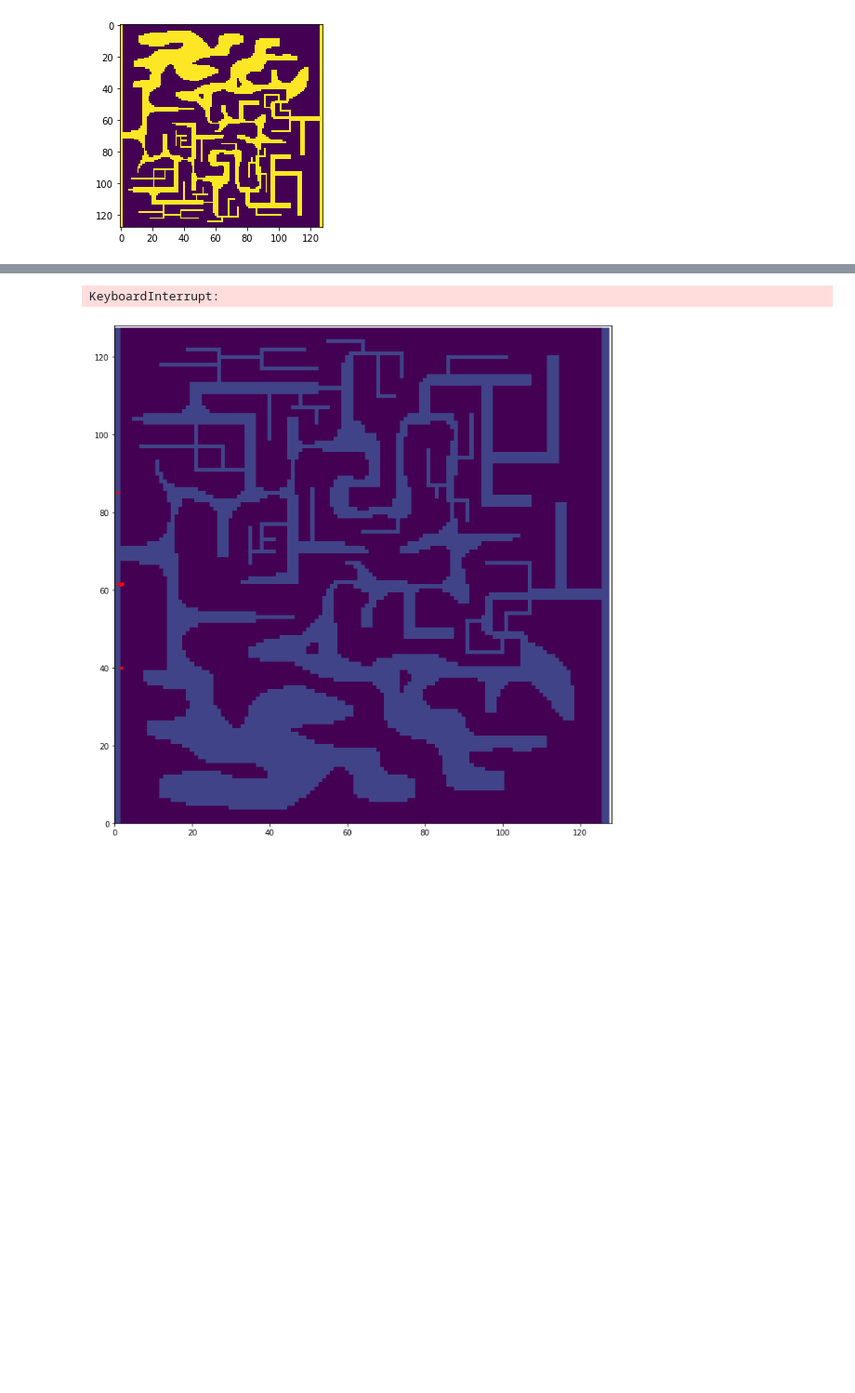
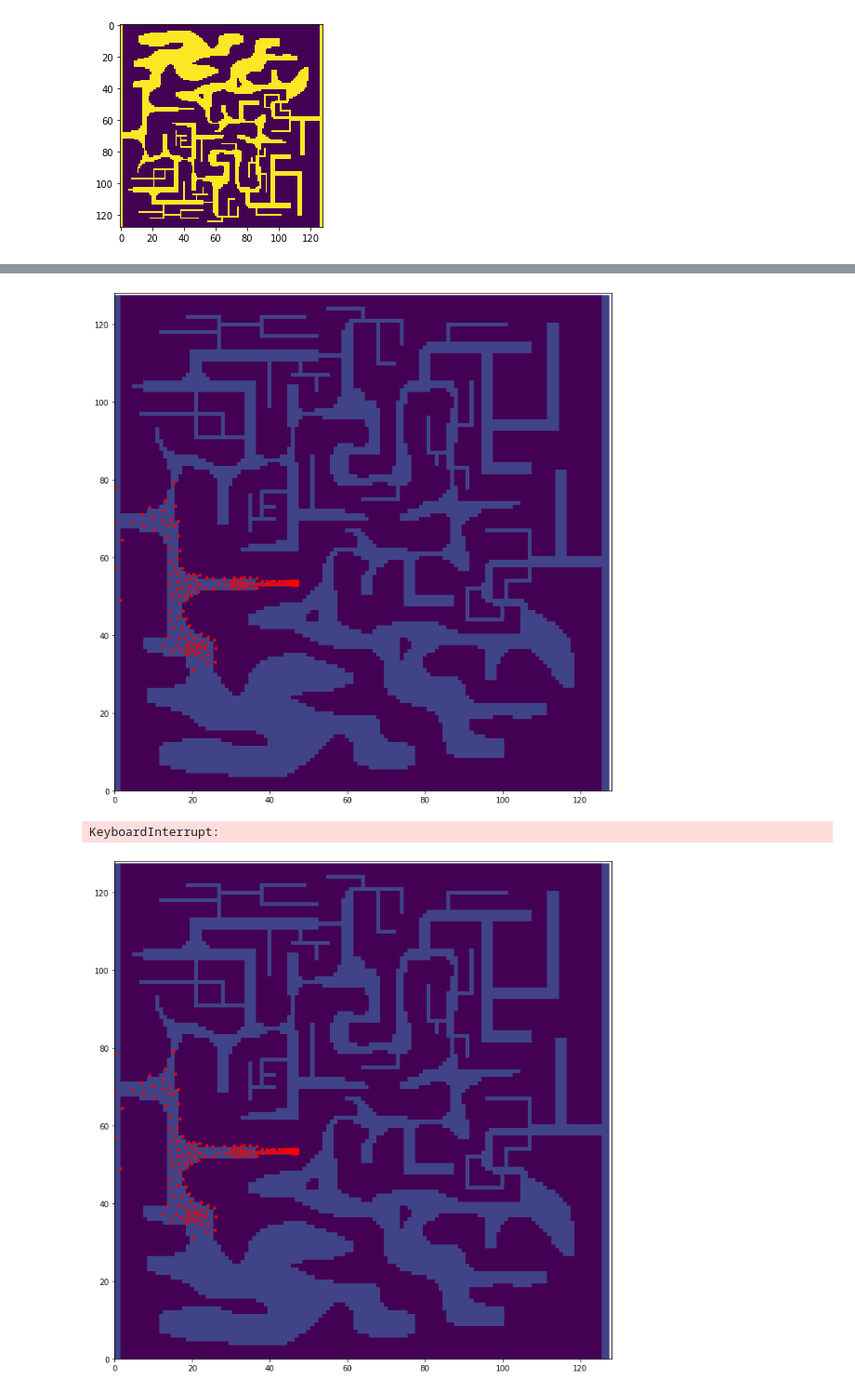
Before and after one commit to ngutten/StreamNotebooks, a Jupyter notebook: novelty_search/NoveltySearch.ipynb, the cells around one changed output, grey strips where cells are left out. Shown at 93% size. Cells and saved outputs as stored; diff of their text form; code cells hidden in the pictures; blank space fills up the shorter version.

```diff
--- a/novelty_search/NoveltySearch.ipynb
+++ b/novelty_search/NoveltySearch.ipynb
@@ -180,8 +225,11 @@ population = [np.array([64,0]) for i in range(16)]
+# %%
+population = [np.array([64,0]) for i in range(256)]
 # %%
 for step in range(1000):
     zs = np.array([s for s in population])
-    dist = np.mean((zs[np.newaxis,:,:]-zs[:,np.newaxis,:])**2, axis=2)
+    dist = np.sqrt(np.sum((zs[np.newaxis,:,:]-zs[:,np.newaxis,:])**2, axis=2))
     dist = dist + 1e9 * np.eye(dist.shape[0], dist.shape[1])
+    fits = np.array([fitness(p) for p in population])
 
     mindist = np.min(dist, axis=0)
     rank = np.zeros(mindist.shape[0])
@@ -195,37 +243,45 @@ for step in range(1000):
 
     for i in range(N):
         p = mutate2(population[np.random.choice(np.arange(rank.shape[0]), p=rank)].copy())
-        if fitness(p)>=0:
-            pdist = np.mean((p[np.newaxis,np.newaxis,:]-zs[:,np.newaxis,:])**2,axis=2)
+        f = fitness(p)
+        if f>=0:
+            pdist = np.sqrt(np.sum((p[np.newaxis,np.newaxis,:]-zs[:,np.newaxis,:])**2,axis=2))
 
             j = np.random.randint(len(population))
             sp1 = np.arange(len(population))
             sp2 = sp1.copy()
             sp2[j] = len(population)
 
             tdist = np.concatenate([dist, pdist], axis=1)
             pdist = pdist.transpose(1,0)
             pdist = np.concatenate([pdist, np.array([[1e9]])], axis=1)
             tdist = np.concatenate([tdist, pdist], axis=0)
 
             min1 = np.min(tdist[sp1[np.newaxis,:], sp1[:,np.newaxis]],axis=0).mean()
             min2 = np.min(tdist[sp2[np.newaxis,:], sp2[:,np.newaxis]],axis=0).mean()
 
+            min1 += 0.1*diminishingMean(fits)
+            fits2 = copy.deepcopy(fits)
+            fits2[j] = f
+            min2 += 0.1*diminishingMean(fits2)
+
             if min2>min1:
                 population[j] = p
                 dist = tdist[sp2[np.newaxis,:], sp2[:,np.newaxis]]
+                fits = fits2
            # population.append(p)
 
     if step%10 == 0:
         plt.clf()
         plt.imshow(maze, vmin=0,vmax=5)
         plt.scatter(np.array(population)[:,1], np.array(population)[:,0], c='r', s=10)
         plt.xlim(0,128)
         plt.ylim(0,128)
         plt.gcf().set_size_inches((12,12))
         display.clear_output(wait=True)
         display.display(plt.gcf())
         time.sleep(0.01)
 # %% [output]
+[figure, new version]
 KeyboardInterrupt:
-[figure, old version]
+[figure, added]
```
Also changed, not shown: parts of 25 cells of this notebook.
